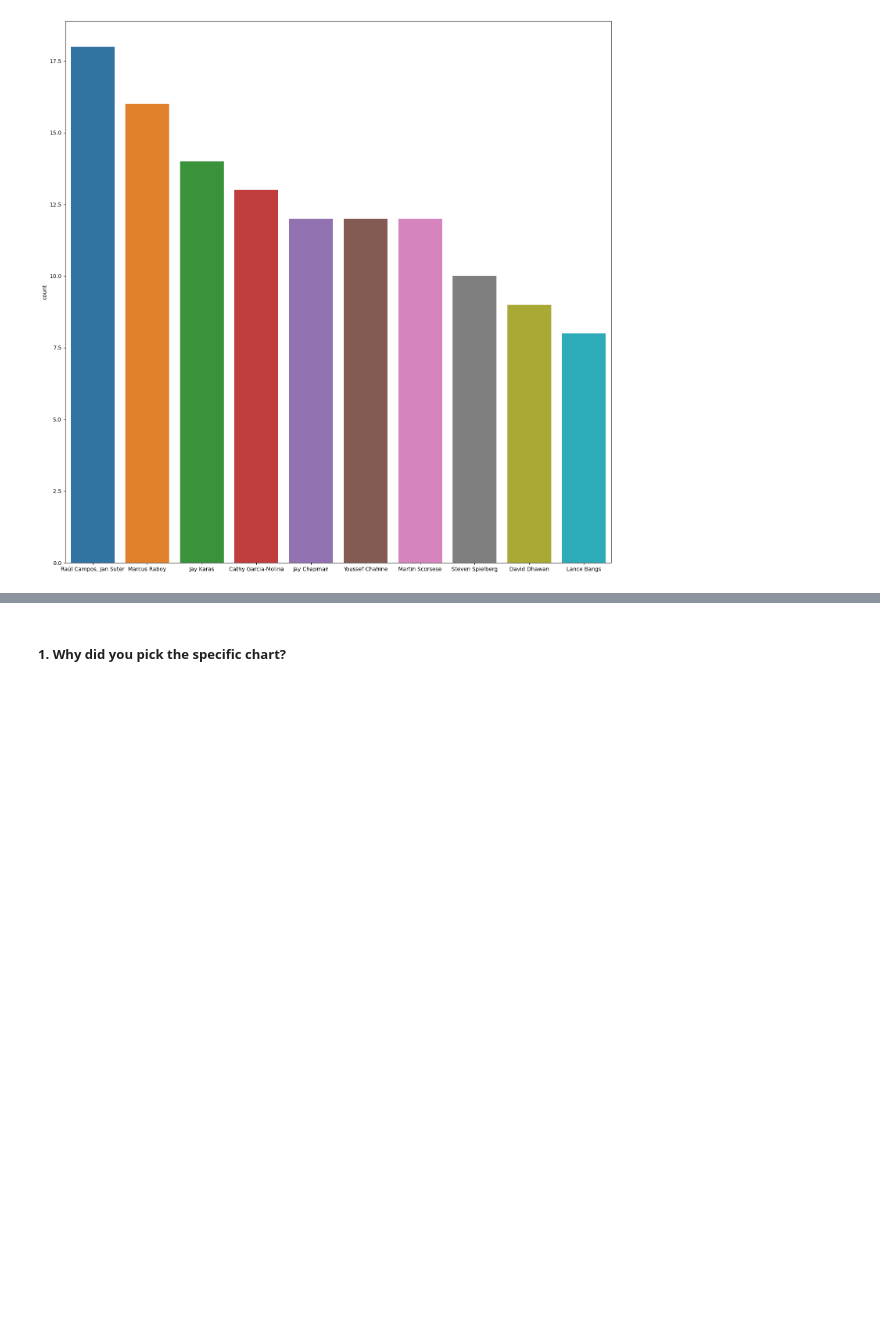
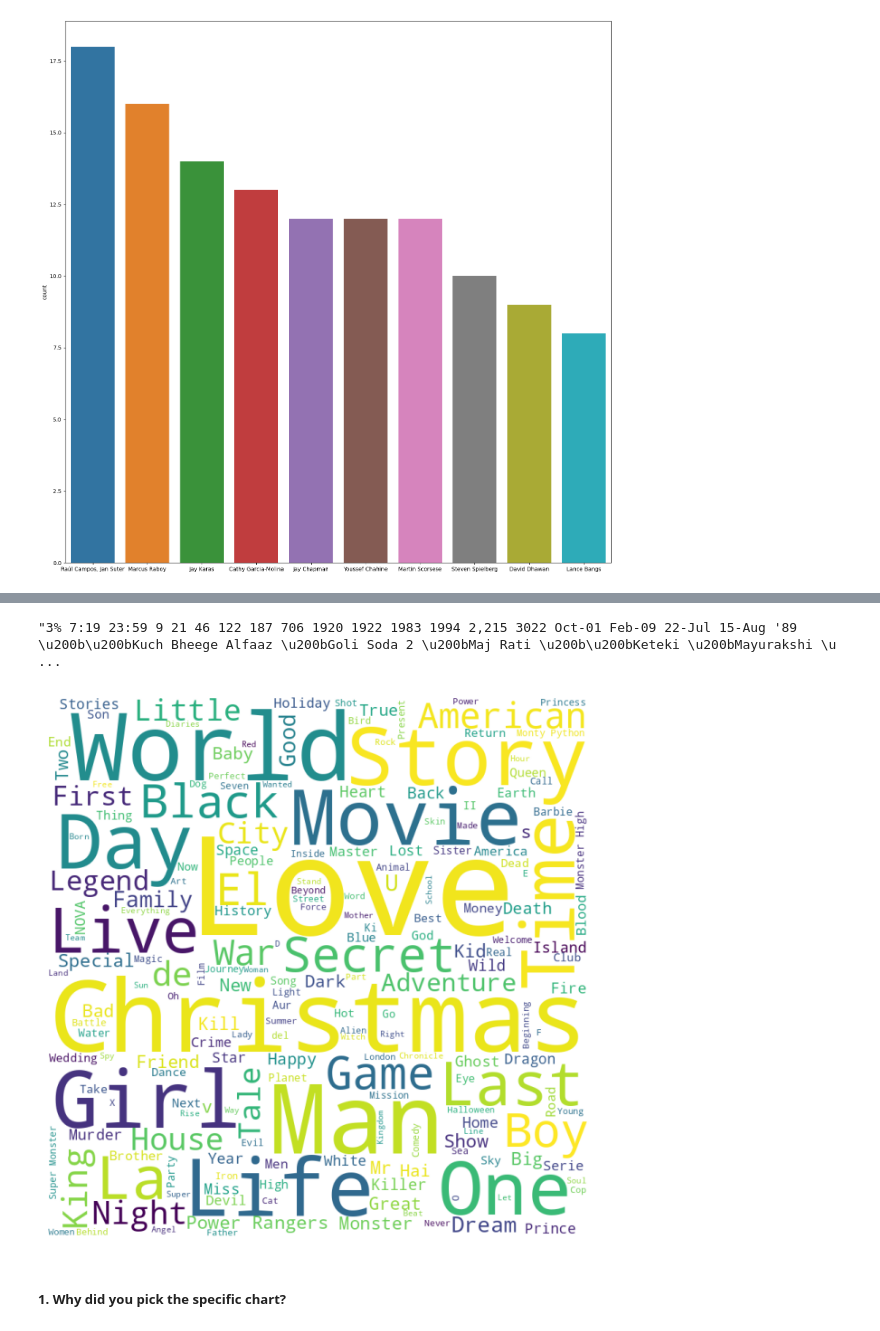
Before and after one commit to 007tickooayush/ML-Unsupervised-Netflix-Clustering-Recommendation-Project, a Jupyter notebook: Ayush_Tickoo_ML_Capstone_Unsupervised_Project.ipynb, the cells around one changed output, grey strips where cells are left out. Cells and saved outputs as stored; diff of their text form; code cells hidden in the pictures; blank space fills up the shorter version.

Commit message:
WordCloud plotting for title and insights about feature with director data missing

```diff
--- a/Ayush_Tickoo_ML_Capstone_Unsupervised_Project.ipynb
+++ b/Ayush_Tickoo_ML_Capstone_Unsupervised_Project.ipynb
@@ -690,3 +741,20 @@ plt.show()
+# %%
+word_cloud_title = ' '.join(df['title'])
+# %%
+word_cloud_title[0:200]
+# %% [output]
+"3% 7:19 23:59 9 21 46 122 187 706 1920 1922 1983 1994 2,215 3022 Oct-01 Feb-09 22-Jul 15-Aug '89 \u200b\u200bKuch Bheege Alfaaz \u200bGoli Soda 2 \u200bMaj Rati \u200b\u200bKeteki \u200bMayurakshi \u ...
+# %%
+title_wc = WordCloud(width = 800, height = 800, background_color = 'white').generate(word_cloud_title)
+# %%
+plt.figure(figsize = (10,6),facecolor=None)
+plt.imshow(title_wc)
+plt.axis('off')
+plt.tight_layout(pad=0)
+
+plt.show()
+# %% [output]
+[figure, added]
 # %% [markdown]
 ##### 1. Why did you pick the specific chart?
 # %% [markdown]
```
Also changed, not shown: parts of 13 cells of this notebook.
